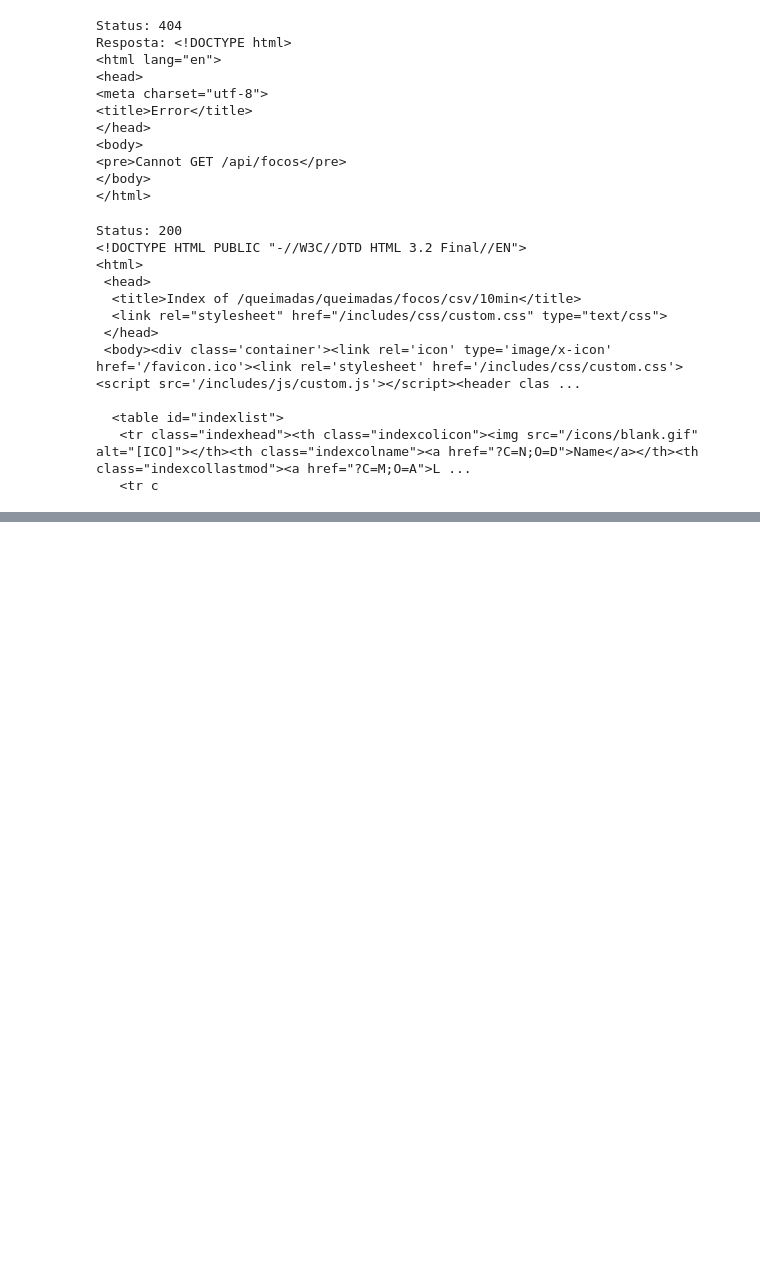
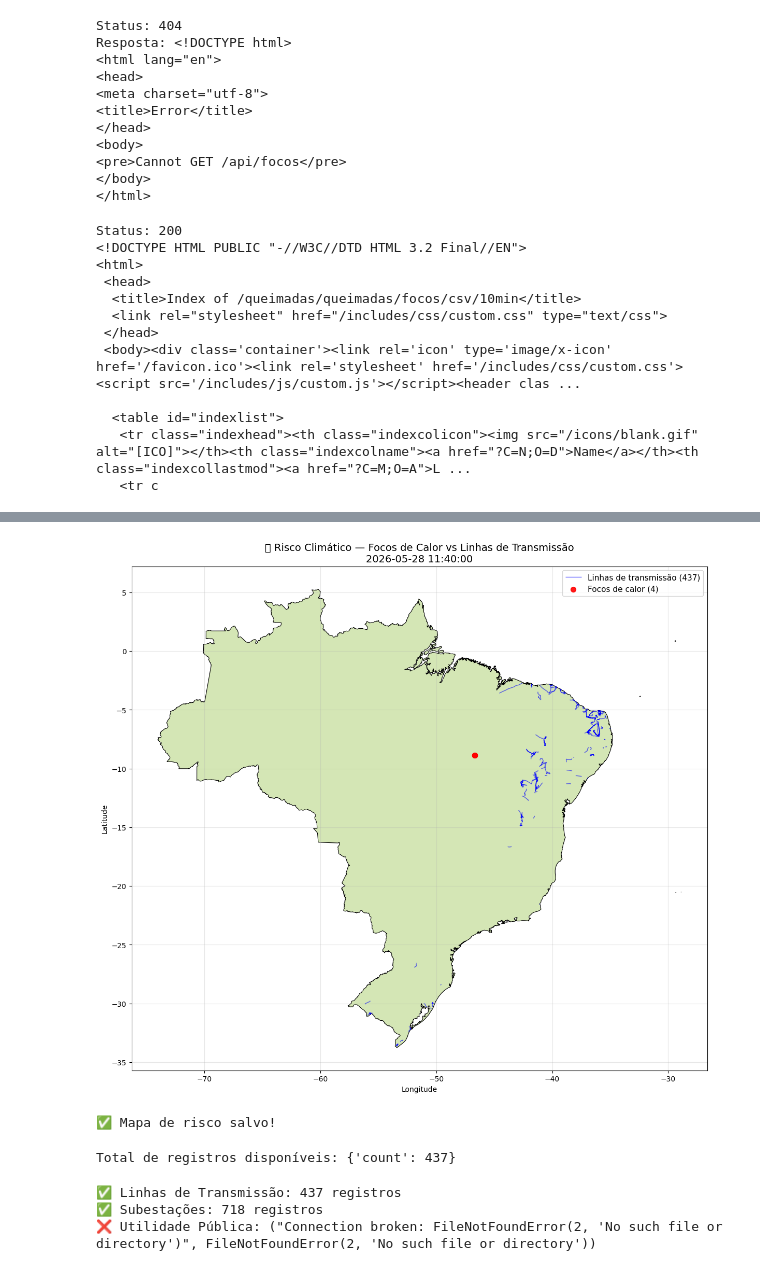
Before and after one commit to CRN27/satenergy, a Jupyter notebook: notebooks/01_coleta_dados.ipynb, the cells around one changed output, grey strips where cells are left out. Saved outputs shown, nothing was run; the diff lists cells and outputs as text; code cells hidden in the pictures; blank space fills up the shorter version.

Commit message:
sistema de alertas de risco - focos INPE vs infraestrutura ANEEL/EPE

```diff
--- a/notebooks/01_coleta_dados.ipynb
+++ b/notebooks/01_coleta_dados.ipynb
@@ -358,0 +419,14 @@ Focos dentro do Brasil: 72
+# %%
+# Carregando via json.loads
+import json
+from io import StringIO
+
+dados_lt = json.loads(r_lt.text)
+print(f"Tipo: {type(dados_lt)}")
+print(f"Chaves: {list(dados_lt.keys())}")
+print(f"Total features: {len(dados_lt.get('features', []))}")
+
+# Convertendo para GeoDataFrame
+gdf_lt = gpd.GeoDataFrame.from_features(dados_lt["features"])
+print(f"✅ {len(gdf_lt)} linhas de transmissão carregadas!")
+print(f"Colunas: {list(gdf_lt.columns)}")
@@ -358,0 +439,66 @@ Focos dentro do Brasil: 72
+# %%
+# Mapa combinado — Focos de calor + Linhas de Transmissão
+fig, ax = plt.subplots(figsize=(12, 14))
+
+# Brasil
+brasil.plot(ax=ax, color="#d4e6b5", edgecolor="black", linewidth=0.8)
+
+# Linhas de transmissão
+gdf_lt.set_crs("EPSG:4326", inplace=True, allow_override=True)
+gdf_lt.plot(ax=ax, color="blue", linewidth=1, alpha=0.6, label=f"Linhas de transmissão (437)")
+
+# Focos de calor
+df_focos_brasil.plot(ax=ax, color="red", markersize=50, alpha=0.9, label=f"Focos de calor ({len(df_focos_brasil)})")
+
+ax.set_title(f"🔥 Risco Climático — Focos de Calor vs Linhas de Transmissão\n{df_focos['data'].max()}", fontsize=14)
+ax.set_xlabel("Longitude")
+ax.set_ylabel("Latitude")
+ax.legend(fontsize=11)
+ax.grid(True, alpha=0.3)
+
+plt.tight_layout()
+plt.savefig("../data/processed/mapa_risco_transmissao.png", dpi=150)
+plt.show()
+print("✅ Mapa de risco salvo!")
+# %% [output]
+[figure, added]
+✅ Mapa de risco salvo!
+# %%
+# Descobrindo o total de registros disponíveis
+url_count = "https://sigel.aneel.gov.br/arcgis/rest/services/Web_Layer_UFV_Outras_Bases/MapServer/27/query?where=1%3D1&returnCountOnly=true&f=json"
+
+r_count = requests.get(url_count, verify=False, timeout=15)
+total = json.loads(r_count.text)
+print(f"Total de registros disponíveis: {total}")
+# %% [output]
+Total de registros disponíveis: {'count': 437}
+# %%
+# Baixando camadas uma por vez com tratamento de erro
+base_url = "https://sigel.aneel.gov.br/arcgis/rest/services/Web_Layer_UFV_Outras_Bases/MapServer"
+
+camadas = {
+    27: "Linhas de Transmissão",
+    24: "Subestações",
+    25: "Utilidade Pública"
+}
+
+gdfs = {}
+for id_camada, nome in camadas.items():
+    try:
+        url = f"{base_url}/{id_camada}/query?where=1%3D1&outFields=*&f=geojson"
+        r = requests.get(url, verify=False, timeout=60)
+        dados = json.loads(r.text)
+        features = dados.get("features", [])
+        if features:
+            gdf = gpd.GeoDataFrame.from_features(features)
+            gdf.set_crs("EPSG:4326", inplace=True, allow_override=True)
+            gdfs[nome] = gdf
+            print(f"✅ {nome}: {len(gdf)} registros")
+        else:
+            print(f"⬜ {nome}: sem dados")
+    except Exception as e:
+        print(f"❌ {nome}: {e}")
+# %% [output]
+✅ Linhas de Transmissão: 437 registros
+✅ Subestações: 718 registros
+❌ Utilidade Pública: ("Connection broken: FileNotFoundError(2, 'No such file or directory')", FileNotFoundError(2, 'No such file or directory'))
```
Also changed, not shown: parts of 15 cells of this notebook, 5 other files.
